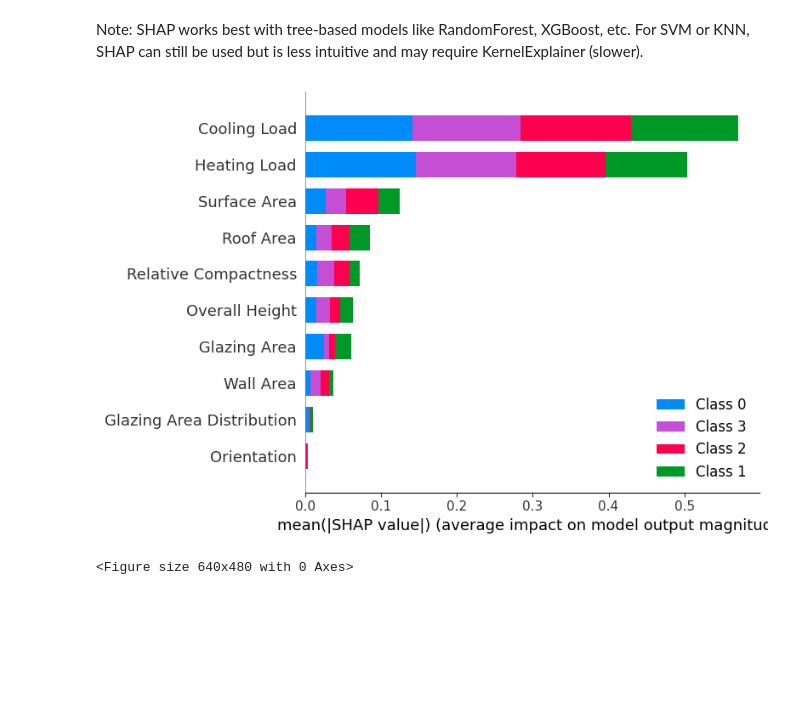
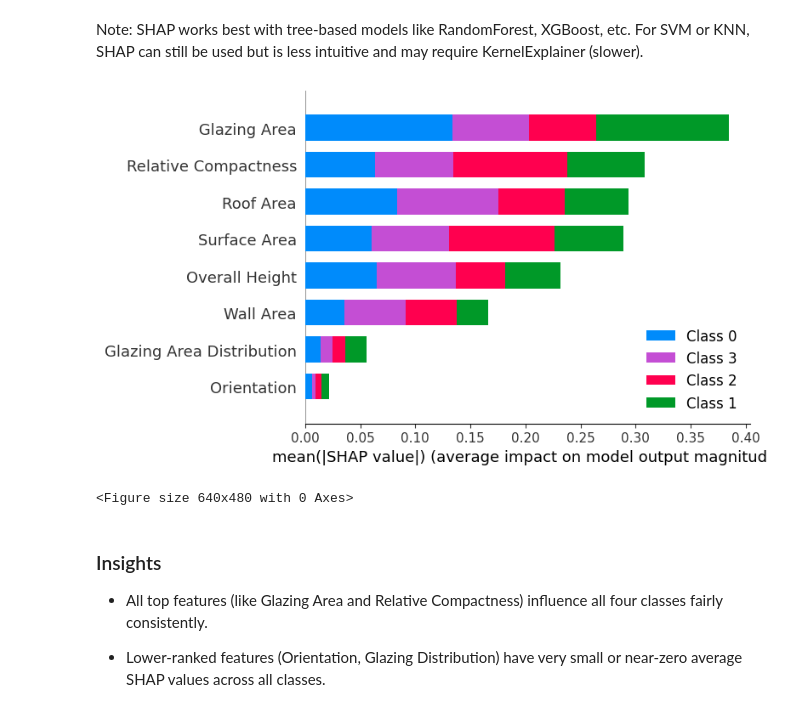
Before and after one commit to jiyoung37/Building_energy_load_classification, a Jupyter notebook: classification_2.ipynb, the cells around one changed output. Drawn from its saved outputs; the diff is of its cells as text; code cells hidden in the pictures; blank space fills up the shorter version.

```diff
--- a/classification_2.ipynb
+++ b/classification_2.ipynb
@@ -108,7 +108,7 @@ df.head()
 # %% [markdown]
 # Separate data for training
 # %%
-X=df.drop(columns=['charges_classes', 'total_charges'], errors='ignore')
+X=df.drop(columns=['charges_classes', 'total_charges', 'Heating Load','Cooling Load'], errors='ignore')
 y=df['charges_classes']
 
 X_train, X_test, y_train, y_test=train_test_split(X, y, test_size=0.2)
@@ -236,15 +236,20 @@ Note: SHAP works best with tree-based models like RandomForest, XGBoost, etc. Fo
 # %%
 import shap
 
 
-X_train_df = pd.DataFrame(X_train, columns=df.drop(columns=['total_charges', 'charges_classes']).columns)
+X_train_df = pd.DataFrame(X_train, columns=df.drop(columns=['total_charges', 'charges_classes', 'Heating Load','Cooling Load']).columns)
 
 explainer = shap.Explainer(rf_best, X_train_df)
 shap_values = explainer(X_train_df)
 
 plt.figure()
 shap.summary_plot(shap_values, X_train_df, plot_type="bar")
 plt.savefig("images/shap_summary_bar.png", dpi=300, bbox_inches='tight')
 # %% [output]
-[figure, old version]
+[figure, new version]
 <Figure size 640x480 with 0 Axes>
+# %% [markdown]
+### Insights
+- All top features (like Glazing Area and Relative Compactness) influence all four classes fairly consistently.
+
+- Lower-ranked features (Orientation, Glazing Distribution) have very small or near-zero average SHAP values across all classes.
```
Also changed, not shown: parts of 4 cells of this notebook.
